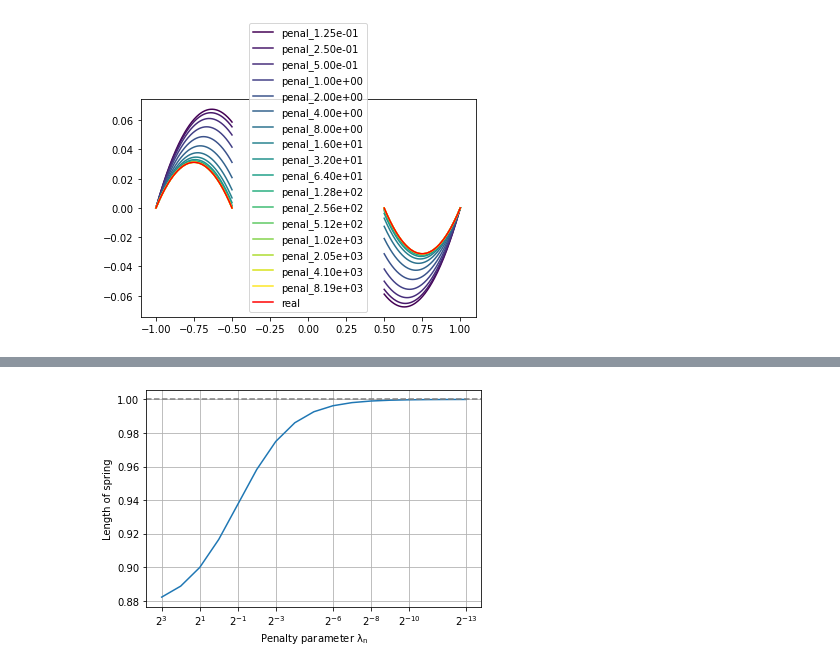
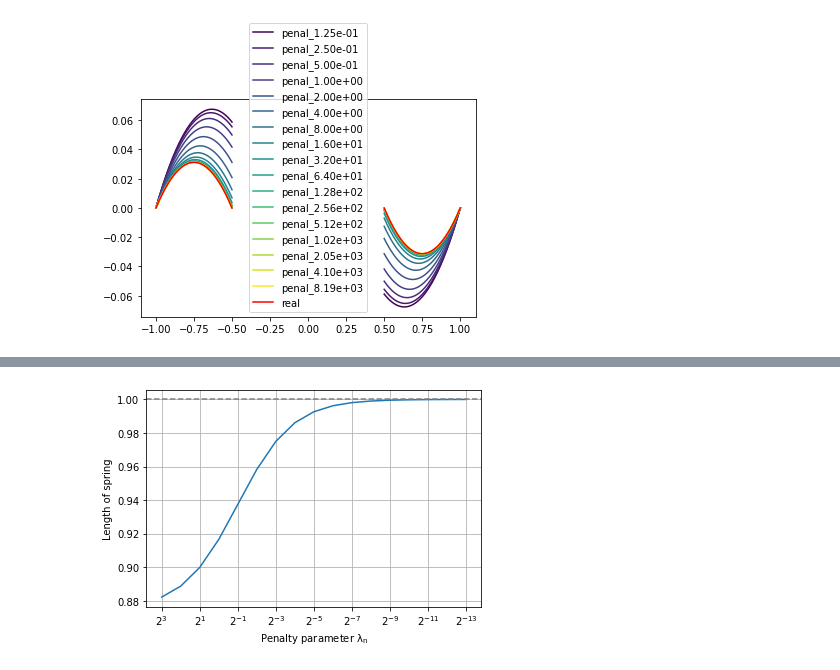
Before and after one commit to KOS-UJ/Spring-Rods-System-Approximation, a Jupyter notebook: experiments/convergence_result.ipynb, the cells around one changed output, grey strips where cells are left out. Cells and saved outputs as stored; diff of their text form; code cells hidden in the pictures.

```diff
--- a/experiments/convergence_result.ipynb
+++ b/experiments/convergence_result.ipynb
@@ -122,6 +122,8 @@ plt.legend()
 plt.grid()
 # %% [output]
 [figure]
+# %%
+param_x_ticks = np.linspace(0, len(penal_params) - 1, 9, dtype=int)
 # %%
 fig = plt.gcf()
 fig.set_size_inches((6, 4.5))
@@ -164,13 +167,12 @@ plot_displacements_and_stress(model, zip(displacement[::2], stress[::2]), penal_
 # %%
 plt.plot([model.spring_len - s[0] + s[1] for s in spring_ends])
 
-x_ticks = np.linspace(0, len(penal_params) - 1, 8, dtype=int)
-plt.xticks(x_ticks, np.array(penal_params_labels)[x_ticks])
+plt.xticks(param_x_ticks, np.array(penal_params_labels)[param_x_ticks])
 
 plt.axhline(y=model.spring_len, color='gray', linestyle='--')
 
 plt.xlabel('Penalty parameter $\lambda_n$')
 plt.ylabel('Length of spring')
 plt.savefig(f'plots/convergence_results/convergence_spring_length_{experiment_idx}.png', bbox_inches='tight')
 # %% [output]
-[figure, old version]
+[figure, new version]
```
Also changed, not shown: parts of 3 cells of this notebook, 2 other files.
